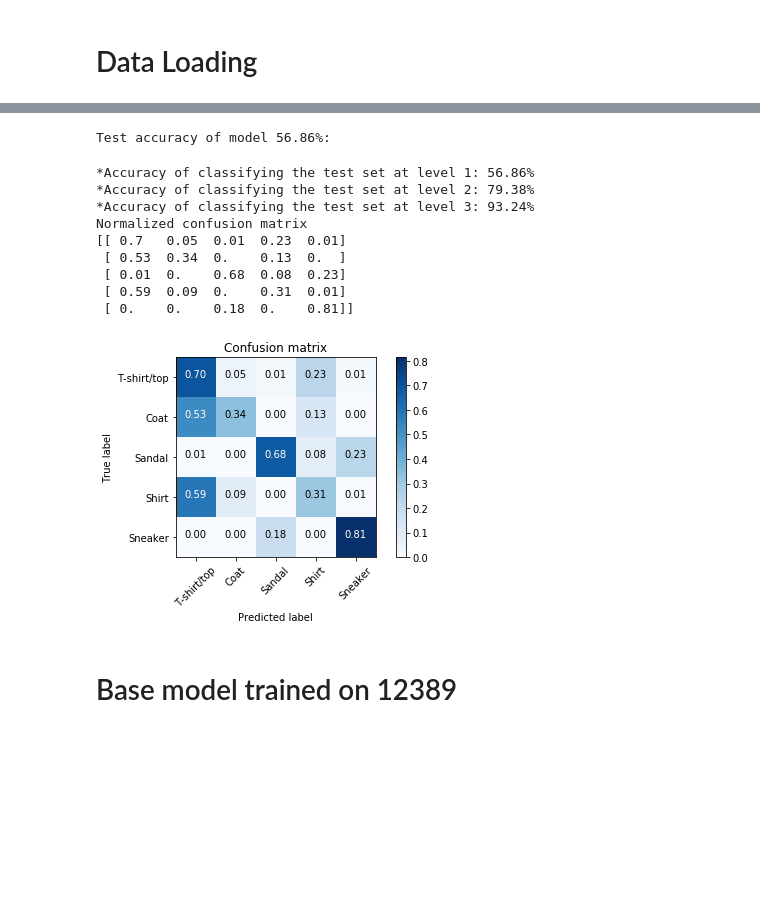
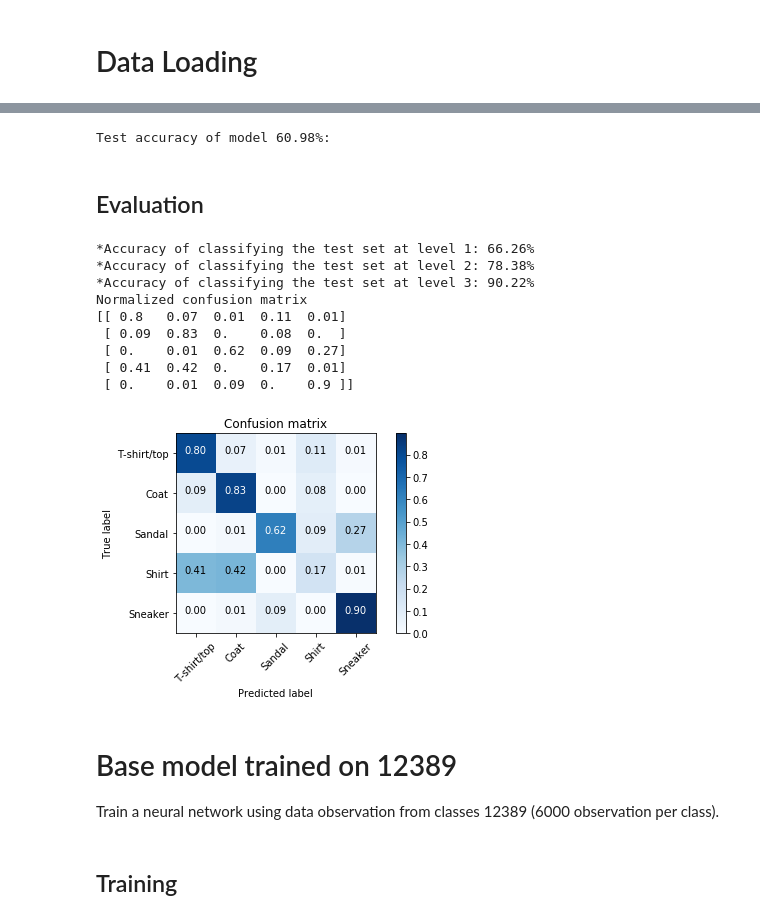
Before and after one commit to Deep-as-hell-team/Fashion-MNIST-, a Jupyter notebook: Run.ipynb, the cells around one changed output, grey strips where cells are left out. Drawn from its saved outputs; the diff is of its cells as text; code cells hidden in the pictures; blank space fills up the shorter version.

```diff
--- a/Run.ipynb
+++ b/Run.ipynb
@@ -59,36 +95,39 @@ Test accuracy of model 4/5 is 59.06%:
 # %%
-# hyper params with accuracy of 63.20% based on max_evals = 40
-best_bm_04567_params =  {'dropout0': 0.25282483292854196,
-                  'dropout1': 0.6226846699645904,
-                  'fc_size0': 128,
-                  'filter_size0': 64,
+# possibility of retraining the best model from stretchs
+best_bm_04567_params =  {'dropout0': 0.4579002534236075,
+                  'dropout1':  0.3927835608634182,
+                  'fc_size0': 512,
+                  'filter_size0': 512,
                   'filter_size1': 64,
                   'kernel_size0': 5,
-                  'kernel_size1': 3,
-                  'num_layers': {'layers': 'two'},
+                  'kernel_size1': 4,
+                  'num_layers': {'layers': 'three', 'filter_size2': 128, 'kernel_size2': 3,  'dropout2': 0.6818165299238035},
                   'activation': 'relu',
-                  'optimizer' : 'adam',
-                  'nb_epochs': 40
+                  'optimizer' : Adam,
+                  'lr': 0.0001,
+                  'nb_epochs': 80
                   }
 bm_04567_best_model = bm_04567.train_model(h_params = best_bm_04567_params, hyper_param_tuning = False )['model']
-bm_04567_best_model.save('bm_04567_best_model.h5')
 # %% [output]
-Test accuracy of model 56.86%:
+Test accuracy of model 60.98%:
+# %% [markdown]
+## Evaluation
 # %%
-bm_04567.compute_accuracy(bm_04567_best_model, max_acc_level = 3)
+bm_04567.get_accuracy(bm_04567_best_model, max_acc_level = 3)
 bm_04567.plot_confusion_matrix(bm_04567_best_model, normalize = True)
 # %% [output]
-*Accuracy of classifying the test set at level 1: 56.86%
-*Accuracy of classifying the test set at level 2: 79.38%
-*Accuracy of classifying the test set at level 3: 93.24%
+*Accuracy of classifying the test set at level 1: 66.26%
+*Accuracy of classifying the test set at level 2: 78.38%
+*Accuracy of classifying the test set at level 3: 90.22%
 Normalized confusion matrix
-[[ 0.7   0.05  0.01  0.23  0.01]
- [ 0.53  0.34  0.    0.13  0.  ]
- [ 0.01  0.    0.68  0.08  0.23]
- [ 0.59  0.09  0.    0.31  0.01]
- [ 0.    0.    0.18  0.    0.81]]
+[[ 0.8   0.07  0.01  0.11  0.01]
+ [ 0.09  0.83  0.    0.08  0.  ]
+ [ 0.    0.01  0.62  0.09  0.27]
+ [ 0.41  0.42  0.    0.17  0.01]
+ [ 0.    0.01  0.09  0.    0.9 ]]
-[figure, old version]
+[figure, new version]
 # %% [markdown]
 # Base model trained on 12389
+Train a neural network using data observation from classes 12389 (6000 observation per class).
 # %%
 bm_12389 = BaseModel(dh, c_04567 = False)
@@ -95,2 +136,4 @@ bm_12389 = BaseModel(dh, c_04567 = False)
+# %% [markdown]
+## Training
 # %%
 # hyper param tuning
```
Also changed, not shown: parts of 41 cells of this notebook, 6 other files.
